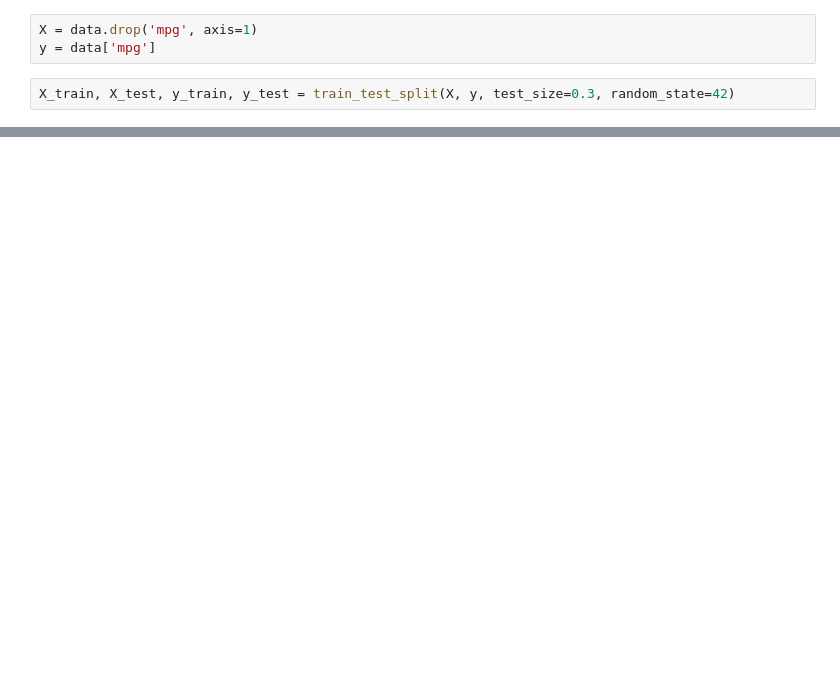
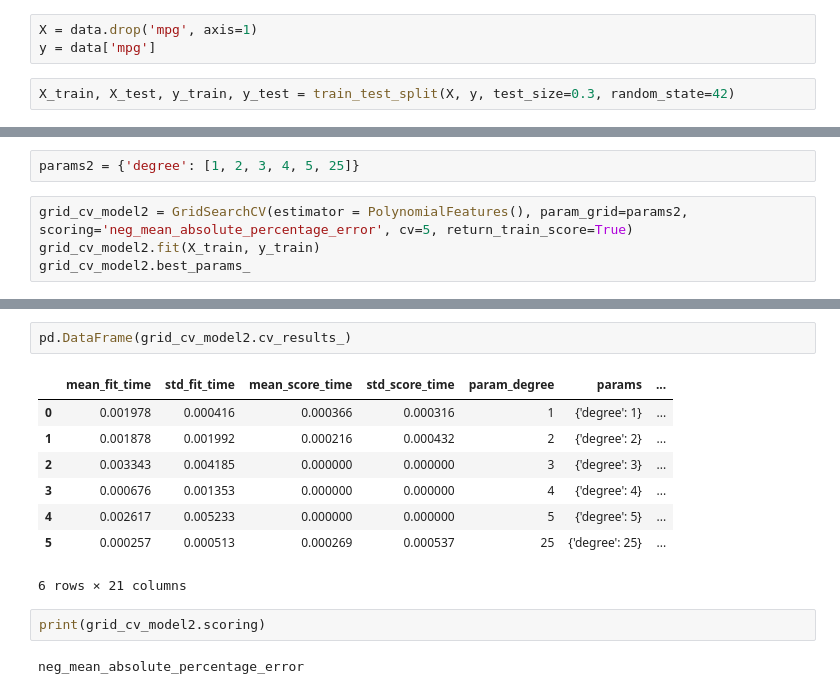
Before and after one commit to RastaAmanek/github, a Jupyter notebook: Regresja.ipynb, the cells around one changed output, grey strips where cells are left out. Saved outputs shown, nothing was run; the diff lists cells and outputs as text; blank space fills up the shorter version.

```diff
--- a/Regresja.ipynb
+++ b/Regresja.ipynb
@@ -124,0 +149,6 @@ X_train, X_test, y_train, y_test = train_test_split(X, y, test_size=0.3, random_
+# %%
+params2 = {'degree': [1, 2, 3, 4, 5, 25]}
+# %%
+grid_cv_model2 = GridSearchCV(estimator = PolynomialFeatures(), param_grid=params2, scoring='neg_mean_absolute_percentage_error', cv=5, return_train_score=True)
+grid_cv_model2.fit(X_train, y_train)
+grid_cv_model2.best_params_
@@ -124,0 +195,15 @@ X_train, X_test, y_train, y_test = train_test_split(X, y, test_size=0.3, random_
+# %%
+pd.DataFrame(grid_cv_model2.cv_results_)
+# %% [output]
+|  | mean_fit_time | std_fit_time | mean_score_time | std_score_time | param_degree | params | ... |
+| 0 | 0.001978 | 0.000416 | 0.000366 | 0.000316 | 1 | {'degree': 1} | ... |
+| 1 | 0.001878 | 0.001992 | 0.000216 | 0.000432 | 2 | {'degree': 2} | ... |
+| 2 | 0.003343 | 0.004185 | 0.000000 | 0.000000 | 3 | {'degree': 3} | ... |
+| 3 | 0.000676 | 0.001353 | 0.000000 | 0.000000 | 4 | {'degree': 4} | ... |
+| 4 | 0.002617 | 0.005233 | 0.000000 | 0.000000 | 5 | {'degree': 5} | ... |
+| 5 | 0.000257 | 0.000513 | 0.000269 | 0.000537 | 25 | {'degree': 25} | ... |
+6 rows × 21 columns
+# %%
+print(grid_cv_model2.scoring)
+# %% [output]
+neg_mean_absolute_percentage_error
```
Also changed, not shown: parts of 17 cells of this notebook, 4 other files.
